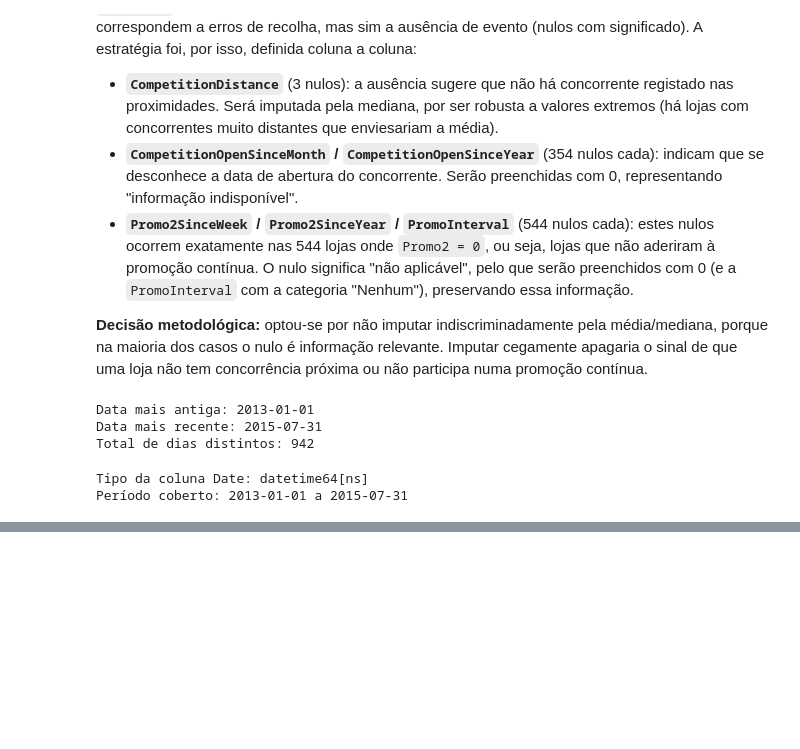
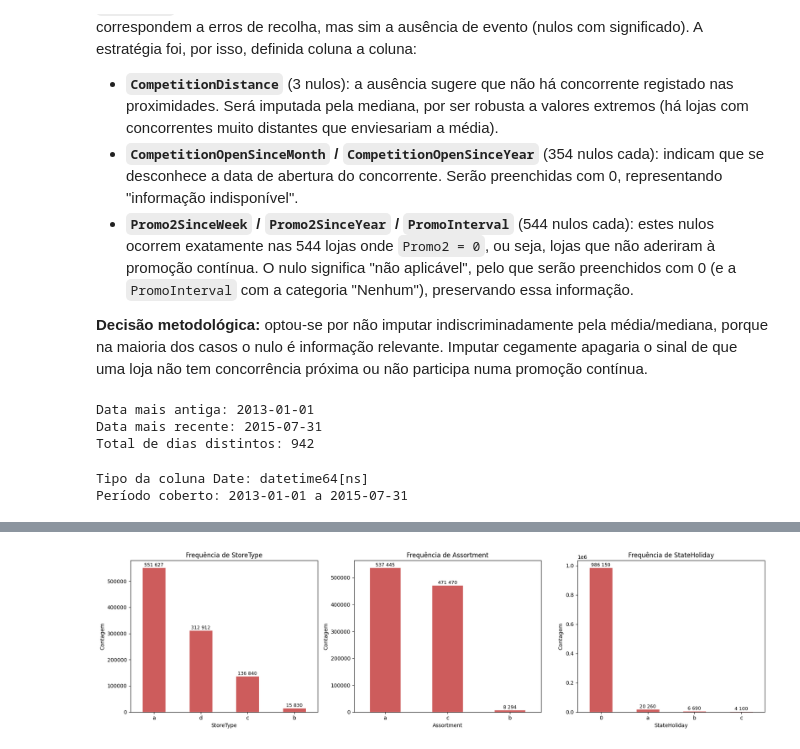
Before and after one commit to tomas15moreira/Projeto-Otimiza-o-de-Invent-rio-Vendas-de-Retalho-, a Jupyter notebook: notebooks/1.0_eda_limpeza.ipynb, the cells around one changed output, grey strips where cells are left out. Drawn from its saved outputs; the diff is of its cells as text; code cells hidden in the pictures; blank space fills up the shorter version.

```diff
--- a/notebooks/1.0_eda_limpeza.ipynb
+++ b/notebooks/1.0_eda_limpeza.ipynb
@@ -205,0 +271,19 @@ O projeto avança agora para a fase de Análise Exploratória de Dados (Mileston
+# %%
+variaveis_categoricas = ["StoreType", "Assortment", "StateHoliday"]
+
+fig, axes = plt.subplots(1, 3, figsize=(18, 5))
+for ax, col in zip(axes, variaveis_categoricas):
+    contagem = df[col].value_counts()
+    contagem.plot(kind="bar", ax=ax, color="indianred", edgecolor="white")
+    ax.set_title(f"Frequência de {col}")
+    ax.set_xlabel(col)
+    ax.set_ylabel("Contagem")
+    ax.tick_params(axis="x", rotation=0)
+
+    for i, valor in enumerate(contagem):
+        ax.text(i, valor, f"{valor:,}".replace(",", " "), ha="center", va="bottom", fontsize=9)
+plt.tight_layout()
+plt.savefig("/kaggle/working/figures/frequencia_categoricas.png", dpi=150, bbox_inches="tight")
+plt.show()
+# %% [output]
+[figure, added]
```
Also changed, not shown: parts of 34 cells of this notebook.
